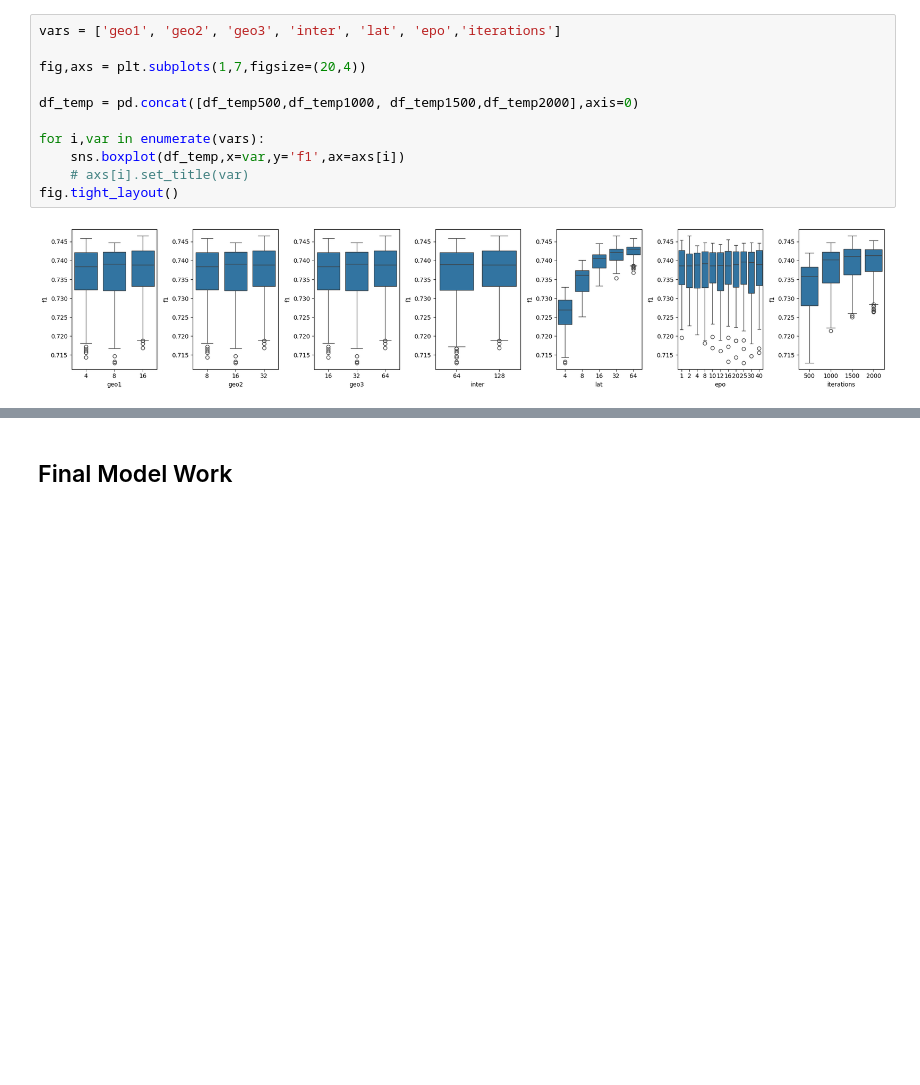
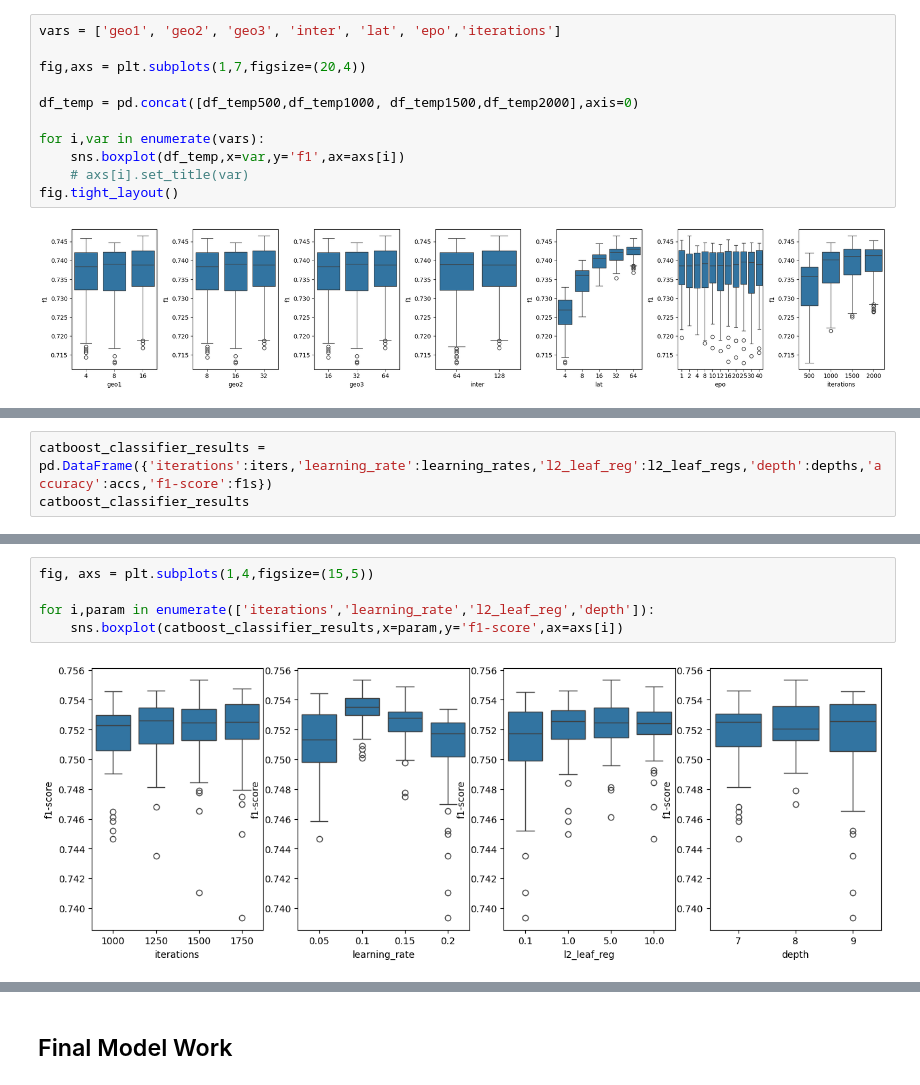
Before and after one commit to teofc111/DD_earthquake, a Jupyter notebook: DD_earthquake_2_autoencode.ipynb, the cells around one changed output, grey strips where cells are left out. Cells and saved outputs as stored; diff of their text form; blank space fills up the shorter version.

```diff
--- a/DD_earthquake_2_autoencode.ipynb
+++ b/DD_earthquake_2_autoencode.ipynb
@@ -844,0 +943,3 @@ ax.barh(cols,imps)
+# %%
+catboost_classifier_results = pd.DataFrame({'iterations':iters,'learning_rate':learning_rates,'l2_leaf_reg':l2_leaf_regs,'depth':depths,'accuracy':accs,'f1-score':f1s})
+catboost_classifier_results
@@ -844,0 +960,7 @@ ax.barh(cols,imps)
+# %%
+fig, axs = plt.subplots(1,4,figsize=(15,5))
+
+for i,param in enumerate(['iterations','learning_rate','l2_leaf_reg','depth']):
+    sns.boxplot(catboost_classifier_results,x=param,y='f1-score',ax=axs[i])
+# %% [output]
+[figure, added]
```
Also changed, not shown: parts of 23 cells of this notebook.
